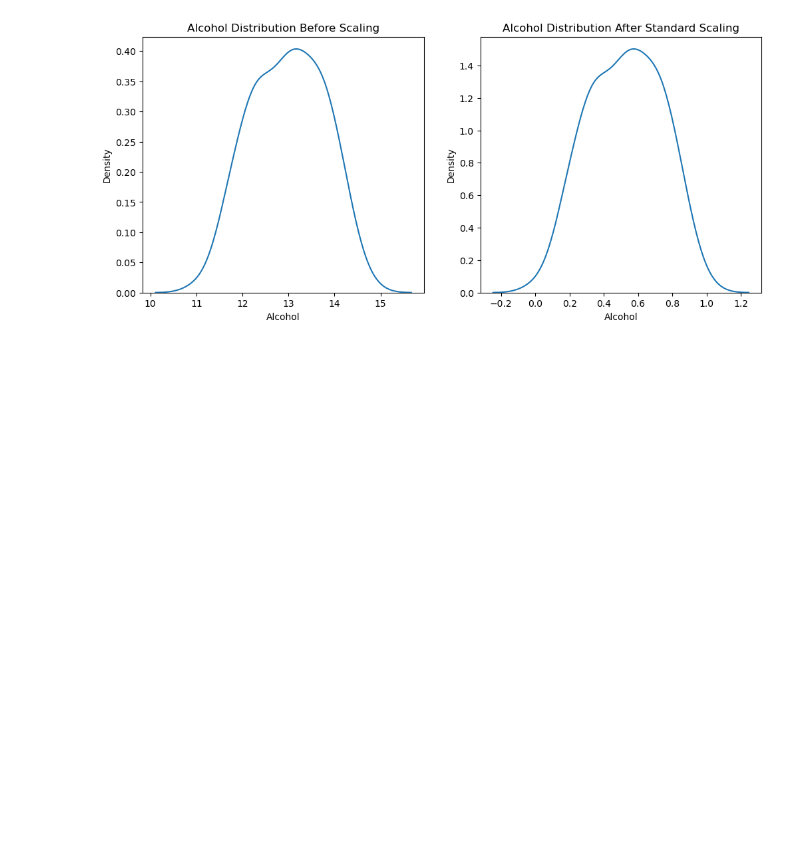
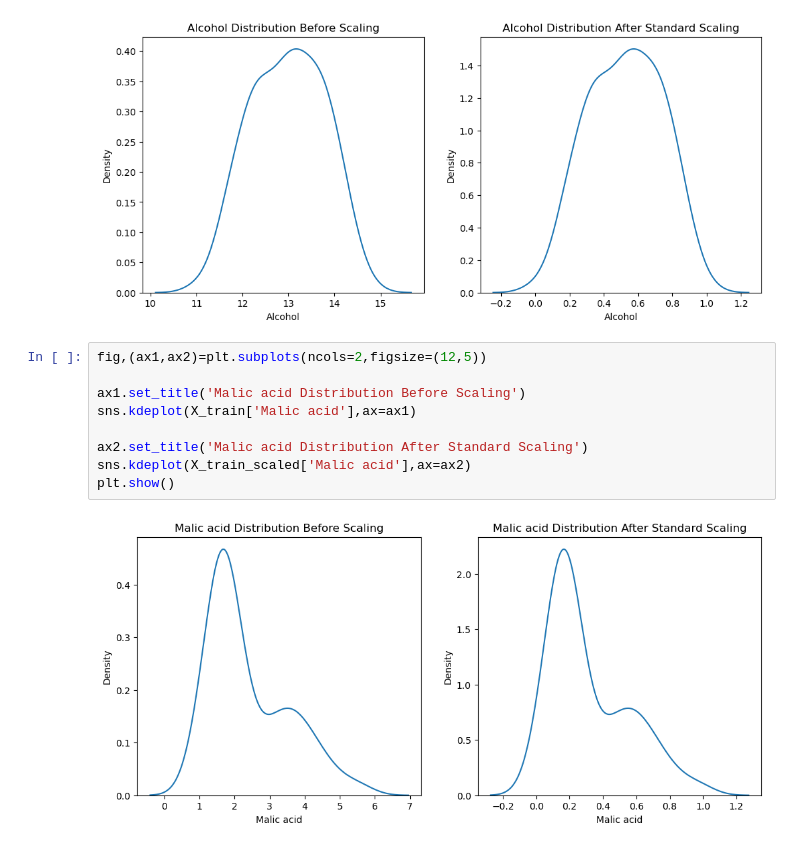
Before and after one commit to Shreyasb1015/Machine-Learning, a Jupyter notebook: feature-scaling/normalization.ipynb, the cells around one changed output. Drawn from its saved outputs; the diff is of its cells as text; blank space fills up the shorter version.

```diff
--- a/feature-scaling/normalization.ipynb
+++ b/feature-scaling/normalization.ipynb
@@ -173,3 +173,14 @@ sns.kdeplot(X_train_scaled['Alcohol'], ax=ax2)
 plt.show()
 # %% [output]
 [figure]
+# %%
+fig,(ax1,ax2)=plt.subplots(ncols=2,figsize=(12,5))
+
+ax1.set_title('Malic acid Distribution Before Scaling')
+sns.kdeplot(X_train['Malic acid'],ax=ax1)
+
+ax2.set_title('Malic acid Distribution After Standard Scaling')
+sns.kdeplot(X_train_scaled['Malic acid'],ax=ax2)
+plt.show()
+# %% [output]
+[figure, added]
```
